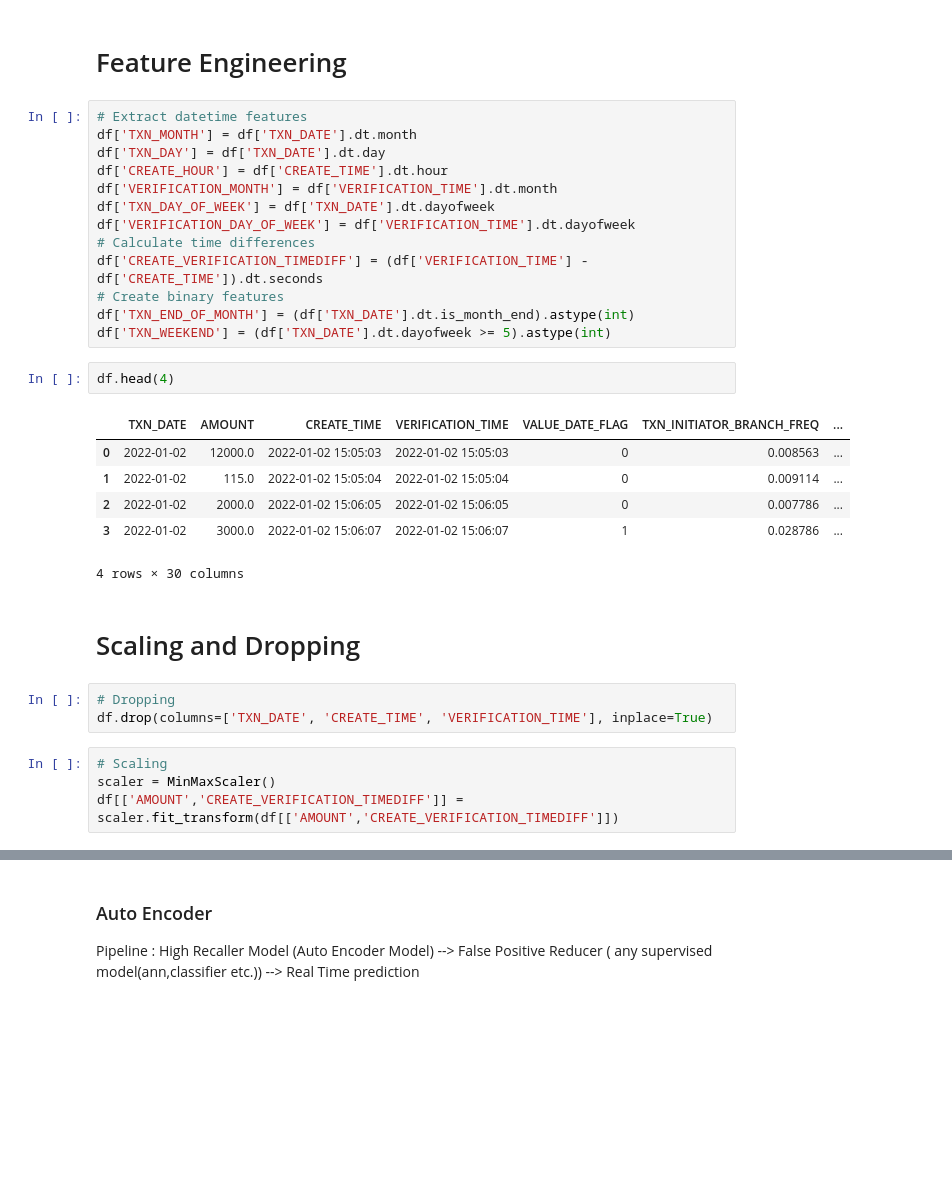
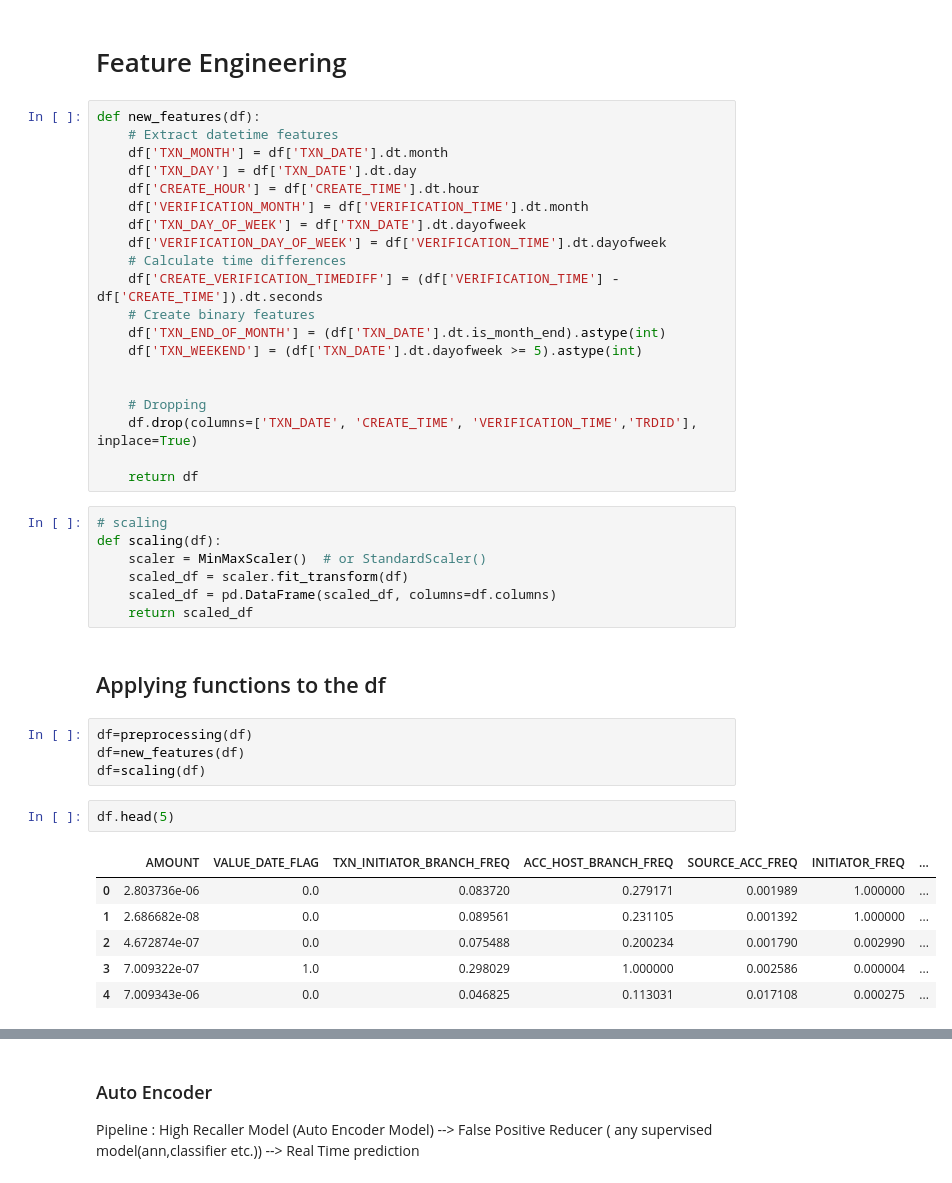
Before and after one commit to Likhon-AI/Anomaly-Detection-Credit-Transaction, a Jupyter notebook: auto_encoder.ipynb, the cells around one changed output, grey strips where cells are left out. Drawn from its saved outputs; the diff is of its cells as text; blank space fills up the shorter version.

```diff
--- a/auto_encoder.ipynb
+++ b/auto_encoder.ipynb
@@ -179,33 +182,44 @@ df.drop(columns=['INITIATOR'], inplace=True)
 # %% [markdown]
 # Feature Engineering
 # %%
-# Extract datetime features
-df['TXN_MONTH'] = df['TXN_DATE'].dt.month
-df['TXN_DAY'] = df['TXN_DATE'].dt.day
-df['CREATE_HOUR'] = df['CREATE_TIME'].dt.hour
-df['VERIFICATION_MONTH'] = df['VERIFICATION_TIME'].dt.month
-df['TXN_DAY_OF_WEEK'] = df['TXN_DATE'].dt.dayofweek
-df['VERIFICATION_DAY_OF_WEEK'] = df['VERIFICATION_TIME'].dt.dayofweek
-# Calculate time differences
-df['CREATE_VERIFICATION_TIMEDIFF'] = (df['VERIFICATION_TIME'] - df['CREATE_TIME']).dt.seconds
-# Create binary features
-df['TXN_END_OF_MONTH'] = (df['TXN_DATE'].dt.is_month_end).astype(int)
-df['TXN_WEEKEND'] = (df['TXN_DATE'].dt.dayofweek >= 5).astype(int)
+def new_features(df):
+    # Extract datetime features
+    df['TXN_MONTH'] = df['TXN_DATE'].dt.month
+    df['TXN_DAY'] = df['TXN_DATE'].dt.day
+    df['CREATE_HOUR'] = df['CREATE_TIME'].dt.hour
+    df['VERIFICATION_MONTH'] = df['VERIFICATION_TIME'].dt.month
+    df['TXN_DAY_OF_WEEK'] = df['TXN_DATE'].dt.dayofweek
+    df['VERIFICATION_DAY_OF_WEEK'] = df['VERIFICATION_TIME'].dt.dayofweek
+    # Calculate time differences
+    df['CREATE_VERIFICATION_TIMEDIFF'] = (df['VERIFICATION_TIME'] - df['CREATE_TIME']).dt.seconds
+    # Create binary features
+    df['TXN_END_OF_MONTH'] = (df['TXN_DATE'].dt.is_month_end).astype(int)
+    df['TXN_WEEKEND'] = (df['TXN_DATE'].dt.dayofweek >= 5).astype(int)
+
+
+    # Dropping
+    df.drop(columns=['TXN_DATE', 'CREATE_TIME', 'VERIFICATION_TIME','TRDID'], inplace=True)
+
+    return df
+# %%
+# scaling
+def scaling(df):
+    scaler = MinMaxScaler()  # or StandardScaler()
+    scaled_df = scaler.fit_transform(df)
+    scaled_df = pd.DataFrame(scaled_df, columns=df.columns)
+    return scaled_df
+# %% [markdown]
+## Applying functions to the df
+# %%
+df=preprocessing(df)
+df=new_features(df)
+df=scaling(df)
 # %%
-df.head(4)
+df.head(5)
 # %% [output]
-|  | TXN_DATE | AMOUNT | CREATE_TIME | VERIFICATION_TIME | VALUE_DATE_FLAG | TXN_INITIATOR_BRANCH_FREQ | ... |
-| 0 | 2022-01-02 | 12000.0 | 2022-01-02 15:05:03 | 2022-01-02 15:05:03 | 0 | 0.008563 | ... |
-| 1 | 2022-01-02 | 115.0 | 2022-01-02 15:05:04 | 2022-01-02 15:05:04 | 0 | 0.009114 | ... |
-| 2 | 2022-01-02 | 2000.0 | 2022-01-02 15:06:05 | 2022-01-02 15:06:05 | 0 | 0.007786 | ... |
-| 3 | 2022-01-02 | 3000.0 | 2022-01-02 15:06:07 | 2022-01-02 15:06:07 | 1 | 0.028786 | ... |
+|  | AMOUNT | VALUE_DATE_FLAG | TXN_INITIATOR_BRANCH_FREQ | ACC_HOST_BRANCH_FREQ | SOURCE_ACC_FREQ | INITIATOR_FREQ | ... |
+| 0 | 2.803736e-06 | 0.0 | 0.083720 | 0.279171 | 0.001989 | 1.000000 | ... |
+| 1 | 2.686682e-08 | 0.0 | 0.089561 | 0.231105 | 0.001392 | 1.000000 | ... |
+| 2 | 4.672874e-07 | 0.0 | 0.075488 | 0.200234 | 0.001790 | 0.002990 | ... |
+| 3 | 7.009322e-07 | 1.0 | 0.298029 | 1.000000 | 0.002586 | 0.000004 | ... |
+| 4 | 7.009343e-06 | 0.0 | 0.046825 | 0.113031 | 0.017108 | 0.000275 | ... |
-4 rows × 30 columns
-# %% [markdown]
-# Scaling and Dropping
-# %%
-# Dropping
-df.drop(columns=['TXN_DATE', 'CREATE_TIME', 'VERIFICATION_TIME'], inplace=True)
-# %%
-# Scaling
-scaler = MinMaxScaler()
-df[['AMOUNT','CREATE_VERIFICATION_TIMEDIFF']] = scaler.fit_transform(df[['AMOUNT','CREATE_VERIFICATION_TIMEDIFF']])
```
Also changed, not shown: parts of 69 cells of this notebook, 2 other files.
